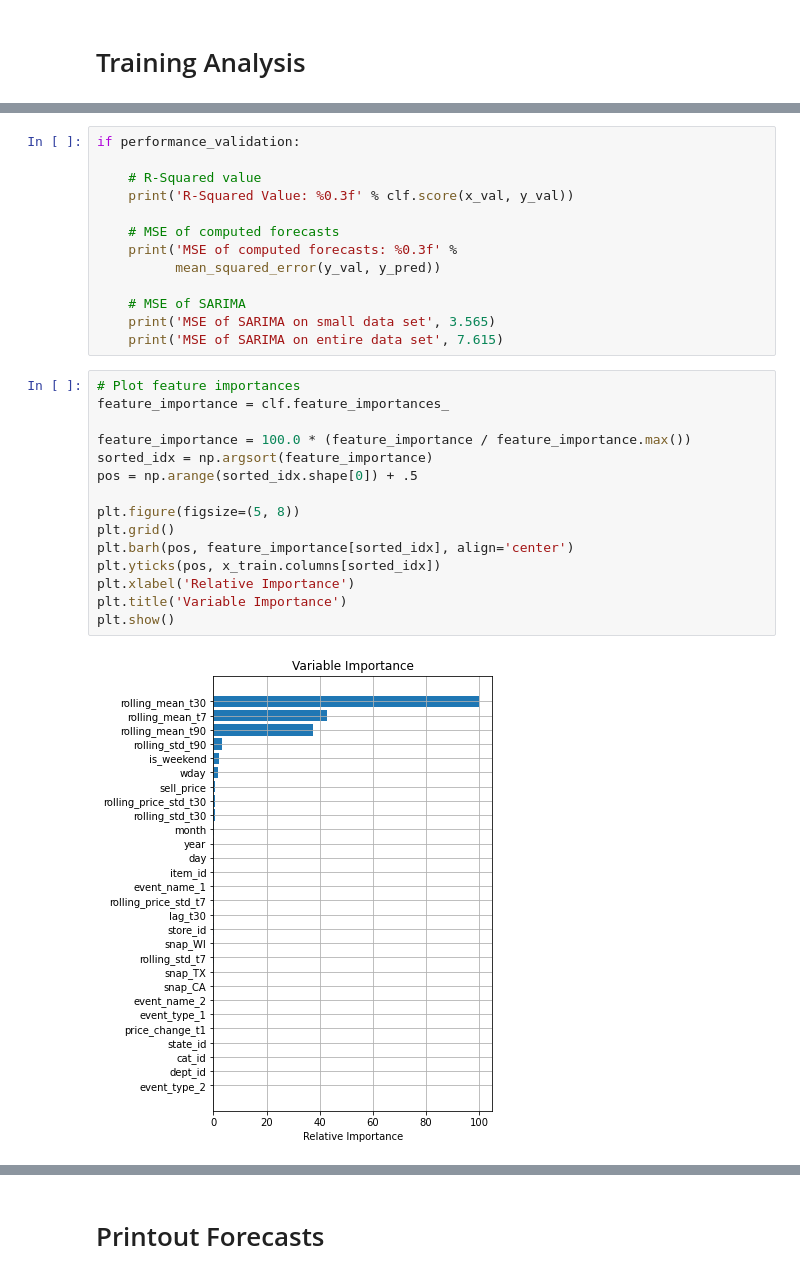
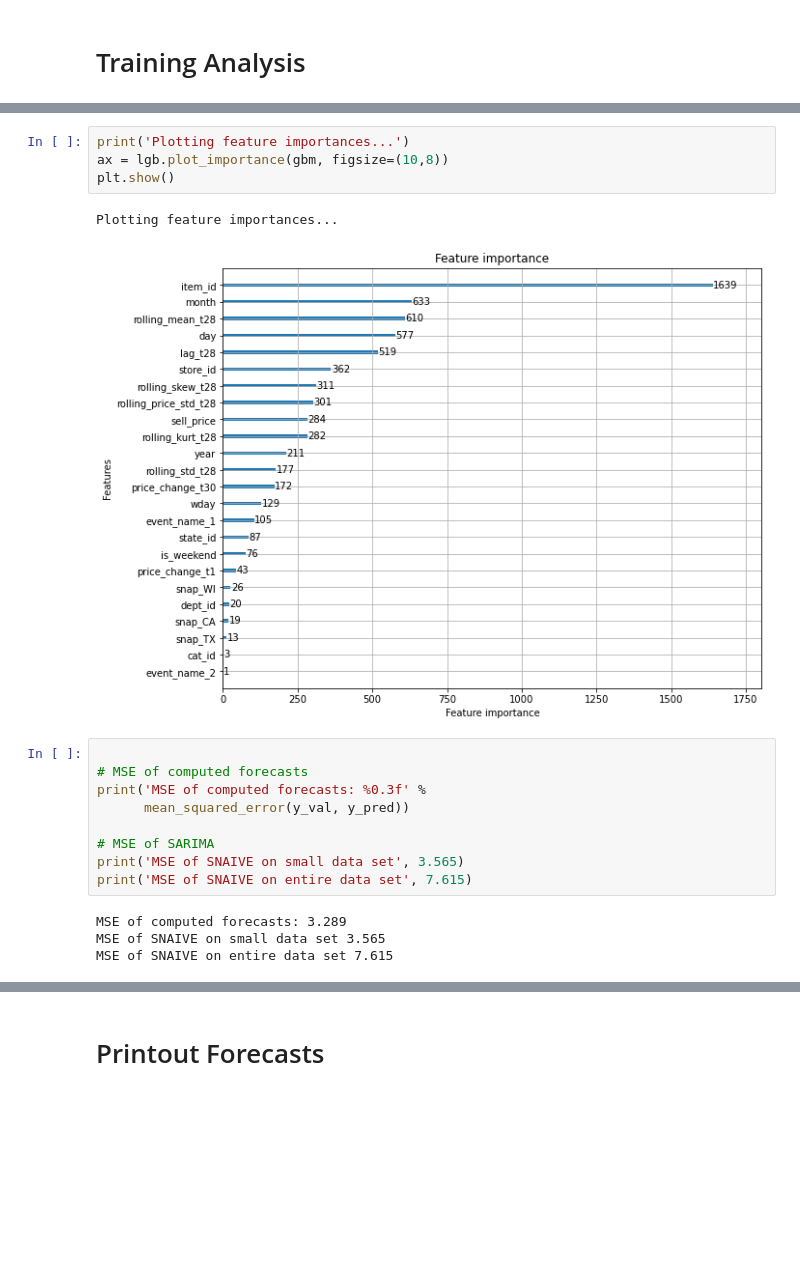
Before and after one commit to dominicdoerig/predicting-sales-data, a Jupyter notebook: m5_challenge/06_forecast_supervised_learning.ipynb, the cells around one changed output, grey strips where cells are left out. Saved outputs shown, nothing was run; the diff lists cells and outputs as text; blank space fills up the shorter version.

```diff
--- a/m5_challenge/06_forecast_supervised_learning.ipynb
+++ b/m5_challenge/06_forecast_supervised_learning.ipynb
@@ -226,30 +259,20 @@ y_pred = clf.predict(x_val)
+# %%
+print('Plotting feature importances...')
+ax = lgb.plot_importance(gbm, figsize=(10,8))
+plt.show()
+# %% [output]
+Plotting feature importances...
+[figure, added]
 # %%
-if performance_validation:
 
-    # R-Squared value
-    print('R-Squared Value: %0.3f' % clf.score(x_val, y_val))
+# MSE of computed forecasts
+print('MSE of computed forecasts: %0.3f' %
+      mean_squared_error(y_val, y_pred))
 
-    # MSE of computed forecasts
-    print('MSE of computed forecasts: %0.3f' %
-          mean_squared_error(y_val, y_pred))
-
-    # MSE of SARIMA
-    print('MSE of SARIMA on small data set', 3.565)
-    print('MSE of SARIMA on entire data set', 7.615)
+# MSE of SARIMA
+print('MSE of SNAIVE on small data set', 3.565)
+print('MSE of SNAIVE on entire data set', 7.615)
+# %% [output]
+MSE of computed forecasts: 3.289
+MSE of SNAIVE on small data set 3.565
+MSE of SNAIVE on entire data set 7.615
-# %%
-# Plot feature importances
-feature_importance = clf.feature_importances_
-
-feature_importance = 100.0 * (feature_importance / feature_importance.max())
-sorted_idx = np.argsort(feature_importance)
-pos = np.arange(sorted_idx.shape[0]) + .5
-
-plt.figure(figsize=(5, 8))
-plt.grid()
-plt.barh(pos, feature_importance[sorted_idx], align='center')
-plt.yticks(pos, x_train.columns[sorted_idx])
-plt.xlabel('Relative Importance')
-plt.title('Variable Importance')
-plt.show()
-# %% [output]
-[figure, removed]
```
Also changed, not shown: parts of 24 cells of this notebook.
